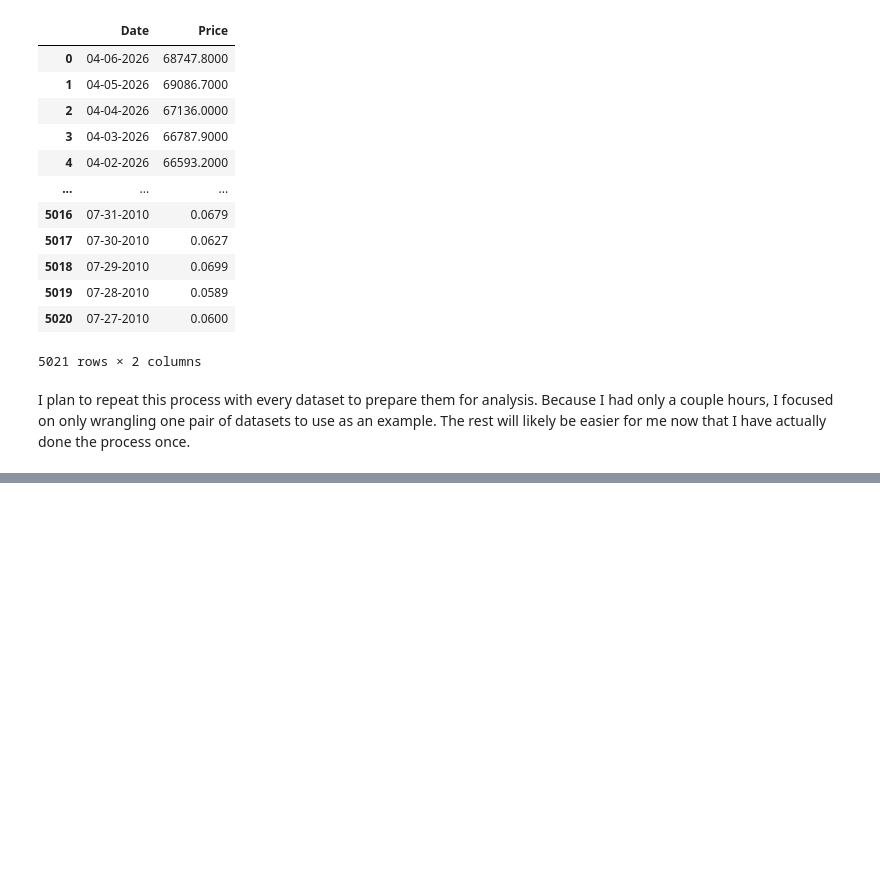
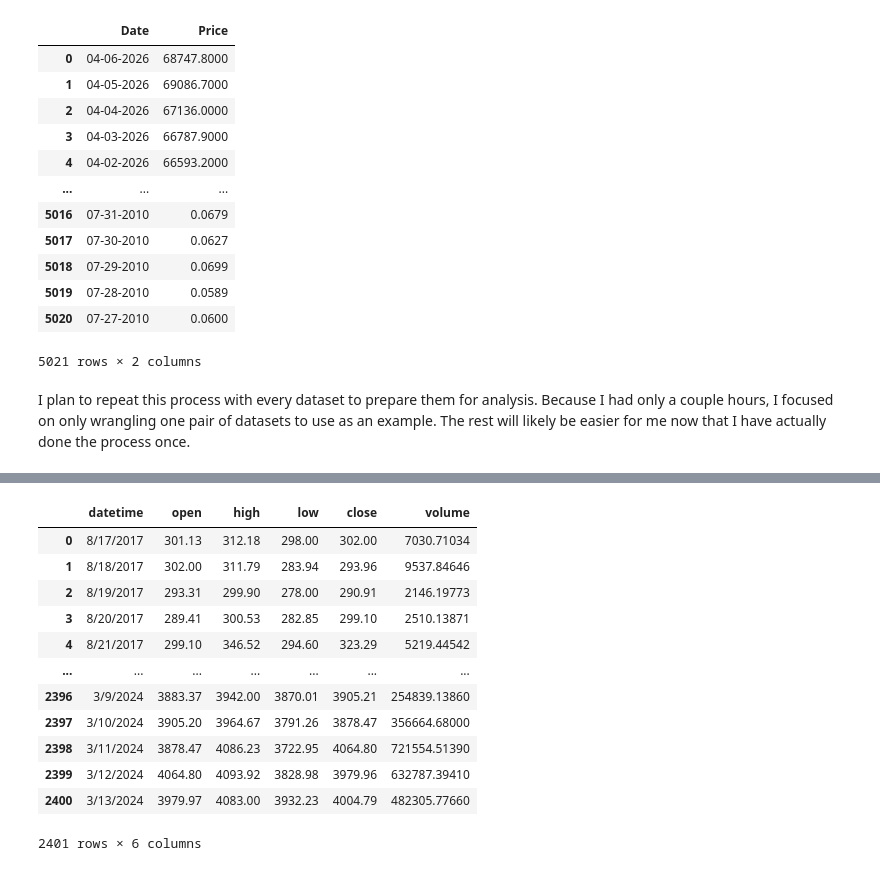
Before and after one commit to elchitlando/Final-Project, a Jupyter notebook: Final_Project_2.ipynb, the cells around one changed output, grey strips where cells are left out. Cells and saved outputs as stored; diff of their text form; code cells hidden in the pictures; blank space fills up the shorter version.

```diff
--- a/Final_Project_2.ipynb
+++ b/Final_Project_2.ipynb
@@ -156,0 +435,16 @@ I plan to repeat this process with every dataset to prepare them for analysis. B
+# %%
+eth3
+# %% [output]
+|  | datetime | open | high | low | close | volume |
+| 0 | 8/17/2017 | 301.13 | 312.18 | 298.00 | 302.00 | 7030.71034 |
+| 1 | 8/18/2017 | 302.00 | 311.79 | 283.94 | 293.96 | 9537.84646 |
+| 2 | 8/19/2017 | 293.31 | 299.90 | 278.00 | 290.91 | 2146.19773 |
+| 3 | 8/20/2017 | 289.41 | 300.53 | 282.85 | 299.10 | 2510.13871 |
+| 4 | 8/21/2017 | 299.10 | 346.52 | 294.60 | 323.29 | 5219.44542 |
+| ... | ... | ... | ... | ... | ... | ... |
+| 2396 | 3/9/2024 | 3883.37 | 3942.00 | 3870.01 | 3905.21 | 254839.13860 |
+| 2397 | 3/10/2024 | 3905.20 | 3964.67 | 3791.26 | 3878.47 | 356664.68000 |
+| 2398 | 3/11/2024 | 3878.47 | 4086.23 | 3722.95 | 4064.80 | 721554.51390 |
+| 2399 | 3/12/2024 | 4064.80 | 4093.92 | 3828.98 | 3979.96 | 632787.39410 |
+| 2400 | 3/13/2024 | 3979.97 | 4083.00 | 3932.23 | 4004.79 | 482305.77660 |
+2401 rows × 6 columns
```
Also changed, not shown: parts of 24 cells of this notebook.
